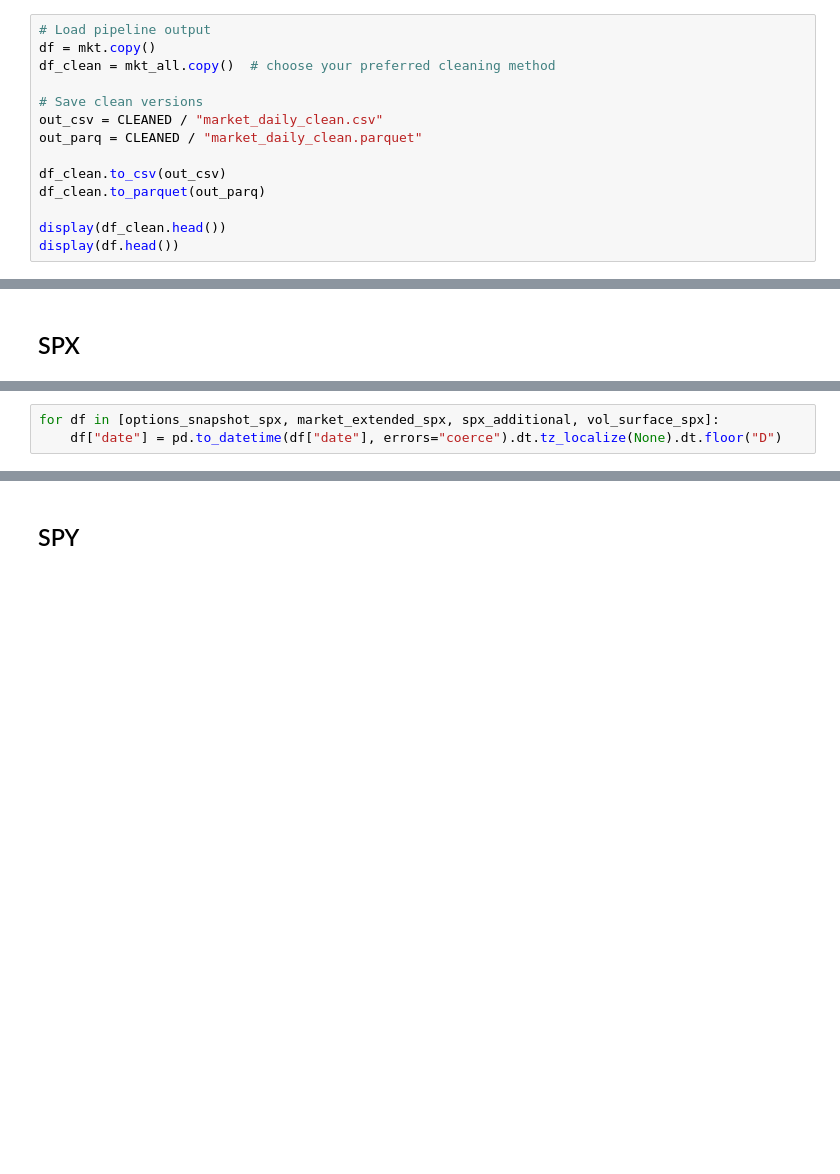
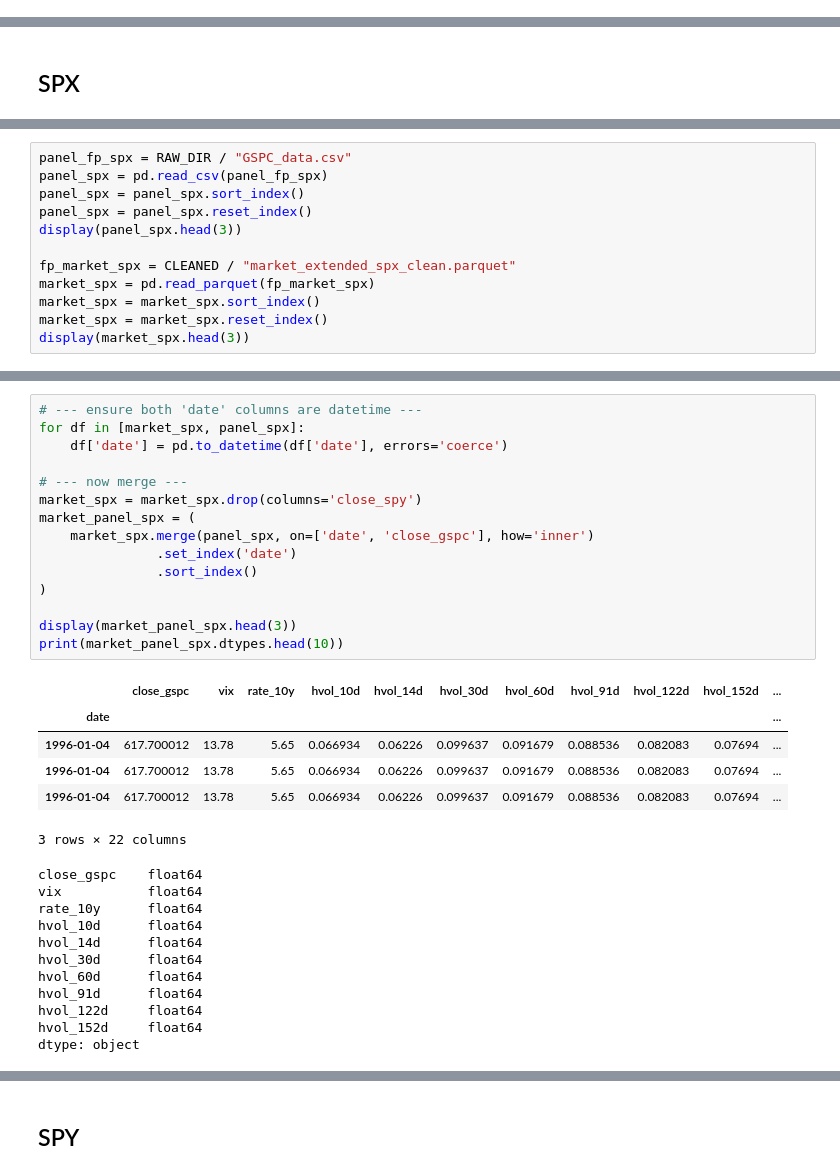
Before and after one commit to tlucius16/deep-hedging-rl, a Jupyter notebook: notebooks/01_data_exploration.ipynb, the cells around one changed output, grey strips where cells are left out. Cells and saved outputs as stored; diff of their text form; blank space fills up the shorter version.

```diff
--- a/notebooks/01_data_exploration.ipynb
+++ b/notebooks/01_data_exploration.ipynb
@@ -397,14 +322,0 @@ Reading    : /Users/ya/Desktop/deep-hedging-rl/data/processed/cleaned/market_ext
-# %%
-# Load pipeline output
-df = mkt.copy()
-df_clean = mkt_all.copy()  # choose your preferred cleaning method
-
-# Save clean versions
-out_csv = CLEANED / "market_daily_clean.csv"
-out_parq = CLEANED / "market_daily_clean.parquet"
-
-df_clean.to_csv(out_csv)
-df_clean.to_parquet(out_parq)
-
-display(df_clean.head())
-display(df.head())
@@ -544,3 +327,0 @@ Reading    : /Users/ya/Desktop/deep-hedging-rl/data/processed/aligned/spx/spx_ad
-# %%
-for df in [options_snapshot_spx, market_extended_spx, spx_additional, vol_surface_spx]:
-    df["date"] = pd.to_datetime(df["date"], errors="coerce").dt.tz_localize(None).dt.floor("D")
@@ -625,0 +328,12 @@ Index(['date', 'underlying', 'put_call', 'expiry', 'strike', 'mid', 'last',
+# %%
+panel_fp_spx = RAW_DIR / "GSPC_data.csv"
+panel_spx = pd.read_csv(panel_fp_spx)
+panel_spx = panel_spx.sort_index()
+panel_spx = panel_spx.reset_index()
+display(panel_spx.head(3))
+
+fp_market_spx = CLEANED / "market_extended_spx_clean.parquet"
+market_spx = pd.read_parquet(fp_market_spx)
+market_spx = market_spx.sort_index()
+market_spx = market_spx.reset_index()
+display(market_spx.head(3))
@@ -625,0 +349,33 @@ Index(['date', 'underlying', 'put_call', 'expiry', 'strike', 'mid', 'last',
+# %%
+# --- ensure both 'date' columns are datetime ---
+for df in [market_spx, panel_spx]:
+    df['date'] = pd.to_datetime(df['date'], errors='coerce')
+
+# --- now merge ---
+market_spx = market_spx.drop(columns='close_spy')
+market_panel_spx = (
+    market_spx.merge(panel_spx, on=['date', 'close_gspc'], how='inner')
+               .set_index('date')
+               .sort_index()
+)
+
+display(market_panel_spx.head(3))
+print(market_panel_spx.dtypes.head(10))
+# %% [output]
+|  | close_gspc | vix | rate_10y | hvol_10d | hvol_14d | hvol_30d | hvol_60d | hvol_91d | hvol_122d | hvol_152d | ... |
+| date |  |  |  |  |  |  |  |  |  |  | ... |
+| 1996-01-04 | 617.700012 | 13.78 | 5.65 | 0.066934 | 0.06226 | 0.099637 | 0.091679 | 0.088536 | 0.082083 | 0.07694 | ... |
+| 1996-01-04 | 617.700012 | 13.78 | 5.65 | 0.066934 | 0.06226 | 0.099637 | 0.091679 | 0.088536 | 0.082083 | 0.07694 | ... |
+| 1996-01-04 | 617.700012 | 13.78 | 5.65 | 0.066934 | 0.06226 | 0.099637 | 0.091679 | 0.088536 | 0.082083 | 0.07694 | ... |
+3 rows × 22 columns
+close_gspc    float64
+vix           float64
+rate_10y      float64
+hvol_10d      float64
+hvol_14d      float64
+hvol_30d      float64
+hvol_60d      float64
+hvol_91d      float64
+hvol_122d     float64
+hvol_152d     float64
+dtype: object
```
Also changed, not shown: parts of 47 cells of this notebook, 20 other files.
